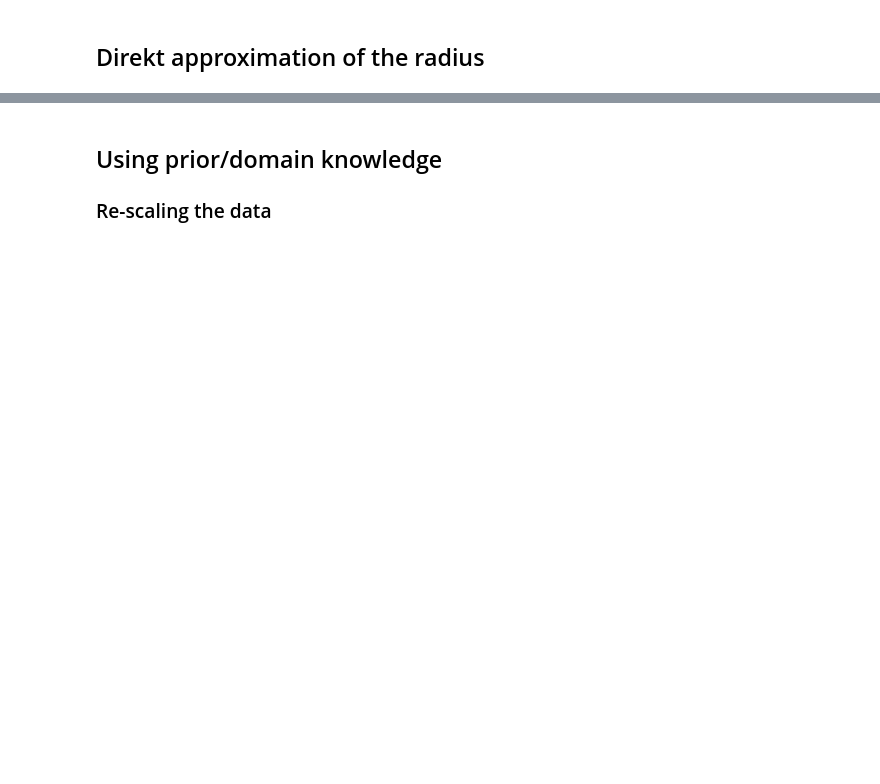
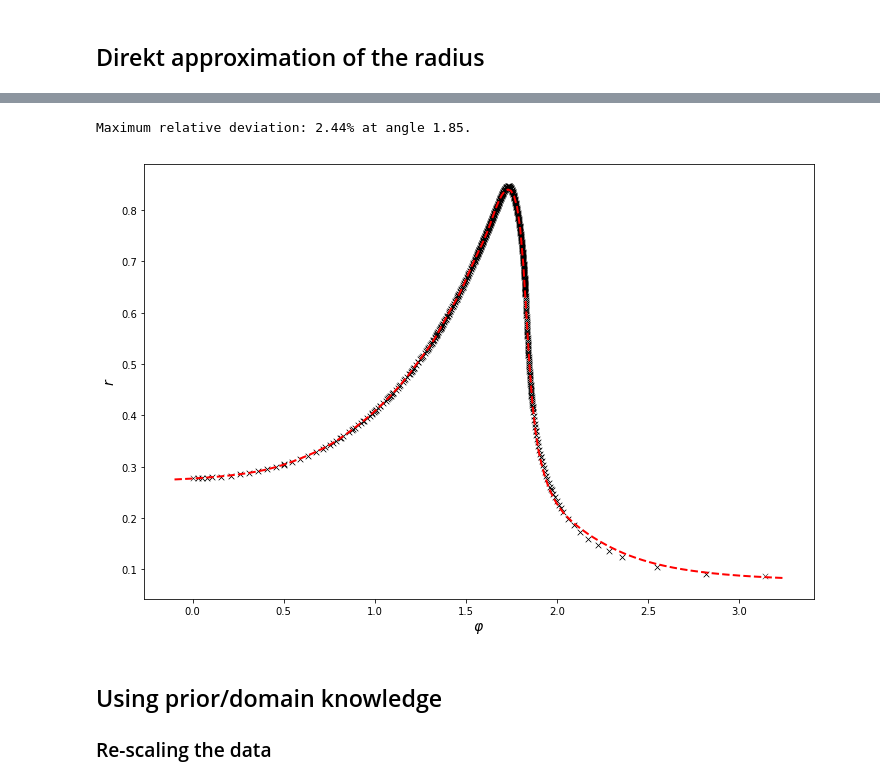
Before and after one commit to AndreWeiner/machine-learning-applied-to-cfd, a Jupyter notebook: notebooks/spherical_cap_shape_approximation.ipynb, the cells around one changed output, grey strips where cells are left out. Drawn from its saved outputs; the diff is of its cells as text; code cells hidden in the pictures; blank space fills up the shorter version.

```diff
--- a/notebooks/spherical_cap_shape_approximation.ipynb
+++ b/notebooks/spherical_cap_shape_approximation.ipynb
@@ -69,2 +185,6 @@ plt.show()
 # %% [markdown]
 ## Direkt approximation of the radius<a id="direct_approximation"></a>
+# %%
+radius_model_direct = SimpleMLP(n_layers=6, n_neurons=40)
+radius_model_direct = approximate_function(phi.values, radius.values, radius_model_direct, max_iter=1500,
+                                           l_rate=0.01, path="radius_model_direct.pt")
@@ -71,3 +209,27 @@ plt.show()
+# %%
+fig, ax = plt.subplots(figsize=(12, 8))
+
+eval_phi = np.linspace(-0.1, np.pi+0.1, 200)
+phi_tensor = torch.from_numpy(eval_phi).unsqueeze_(-1)
+# load best weights and compute forward pass
+radius_model_direct.load_state_dict(torch.load("radius_model_direct.pt"))
+model_radius = radius_model_direct.forward(phi_tensor).detach().squeeze().numpy()
+phi_data_tensor = torch.from_numpy(phi.values).unsqueeze_(-1)
+# evaluate maximum relative deviation
+model_radius_data = radius_model_direct.forward(phi_data_tensor).detach().squeeze().numpy()
+diff = np.absolute(model_radius_data - radius.values)
+diff_max_pos = np.argmax(diff)
+print(r"Maximum relative deviation: {:2.2f}% at angle {:2.2f}.".format(
+    np.amax(diff)/radius.values[diff_max_pos] * 100, phi.values[diff_max_pos]))
+
+ax.plot(eval_phi, model_radius, linewidth=2, linestyle="--", c='r')
+ax.scatter(phi, radius, marker='x', color='k', s=30, linewidth=0.5)
+ax.set_xlabel(r"$\varphi$", fontsize=fontsize)
+ax.set_ylabel(r"$r$", fontsize=fontsize)
+plt.show()
+# %% [output]
+Maximum relative deviation: 2.44% at angle 1.85.
+[figure, added]
 # %% [markdown]
 ## Using prior/domain knowledge<a id="prior_knowledge"></a>
 
```
Also changed, not shown: parts of 16 cells of this notebook, 3 other files.
